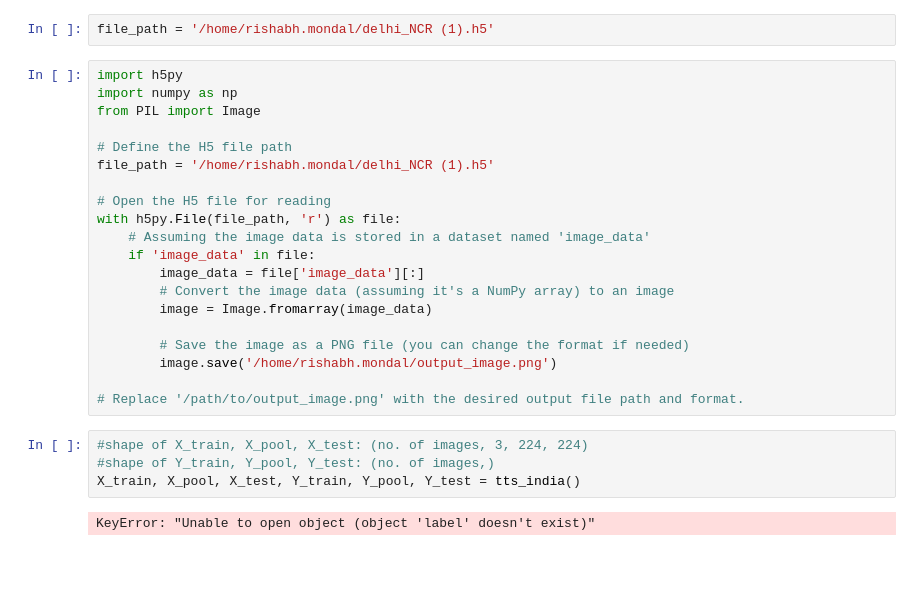
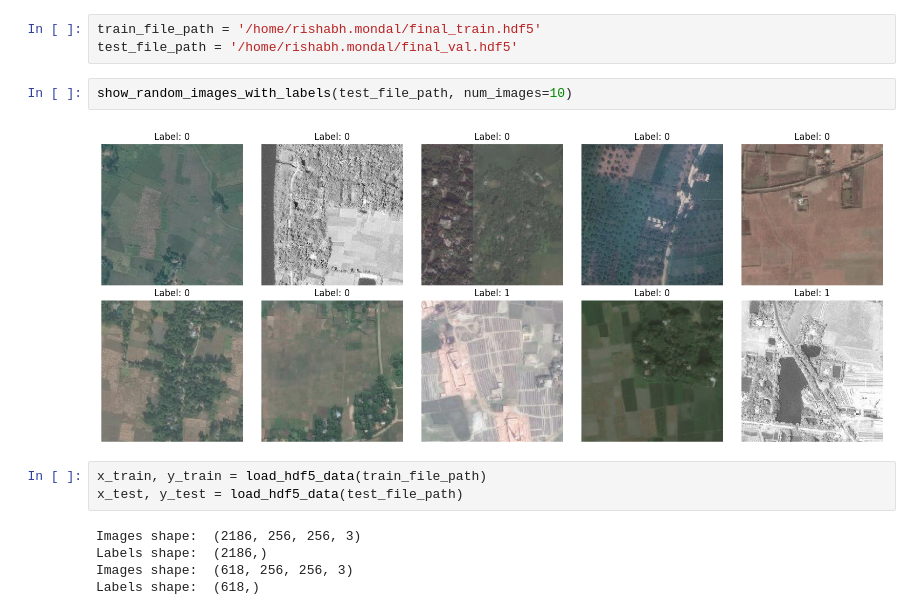
Before and after one commit to rishabh-mondal/AAAI_BK_Paper, a Jupyter notebook: detection_through_torch/experiment_on_ind.ipynb, the cells around one changed output. Cells and saved outputs as stored; diff of their text form; blank space fills up the shorter version.

```diff
--- a/detection_through_torch/experiment_on_ind.ipynb
+++ b/detection_through_torch/experiment_on_ind.ipynb
@@ -51,28 +25,15 @@ def tts_india():
-# %%
-file_path = '/home/rishabh.mondal/delhi_NCR (1).h5'
-# %%
-import h5py
-import numpy as np
-from PIL import Image
-
-# Define the H5 file path
-file_path = '/home/rishabh.mondal/delhi_NCR (1).h5'
-
-# Open the H5 file for reading
-with h5py.File(file_path, 'r') as file:
-    # Assuming the image data is stored in a dataset named 'image_data'
-    if 'image_data' in file:
-        image_data = file['image_data'][:]
-        # Convert the image data (assuming it's a NumPy array) to an image
-        image = Image.fromarray(image_data)
-
-        # Save the image as a PNG file (you can change the format if needed)
-        image.save('/home/rishabh.mondal/output_image.png')
-
-# Replace '/path/to/output_image.png' with the desired output file path and format.
-# %%
-#shape of X_train, X_pool, X_test: (no. of images, 3, 224, 224)
-#shape of Y_train, Y_pool, Y_test: (no. of images,)
-X_train, X_pool, X_test, Y_train, Y_pool, Y_test = tts_india()
-# %% [output]
-KeyError: "Unable to open object (object 'label' doesn't exist)"
+# %%
+train_file_path = '/home/rishabh.mondal/final_train.hdf5'
+test_file_path = '/home/rishabh.mondal/final_val.hdf5'
+# %%
+show_random_images_with_labels(test_file_path, num_images=10)
+# %% [output]
+[figure, added]
+# %%
+x_train, y_train = load_hdf5_data(train_file_path)
+x_test, y_test = load_hdf5_data(test_file_path)
+# %% [output]
+Images shape:  (2186, 256, 256, 3)
+Labels shape:  (2186,)
+Images shape:  (618, 256, 256, 3)
+Labels shape:  (618,)
```
Also changed, not shown: parts of 13 cells of this notebook, 2 other files.
